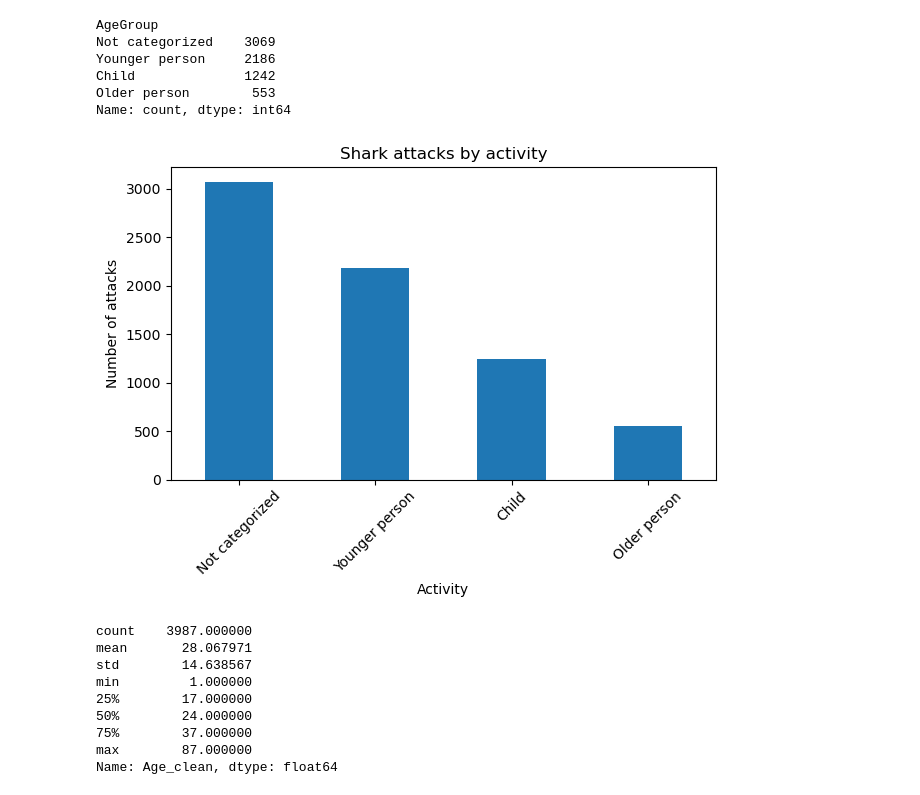
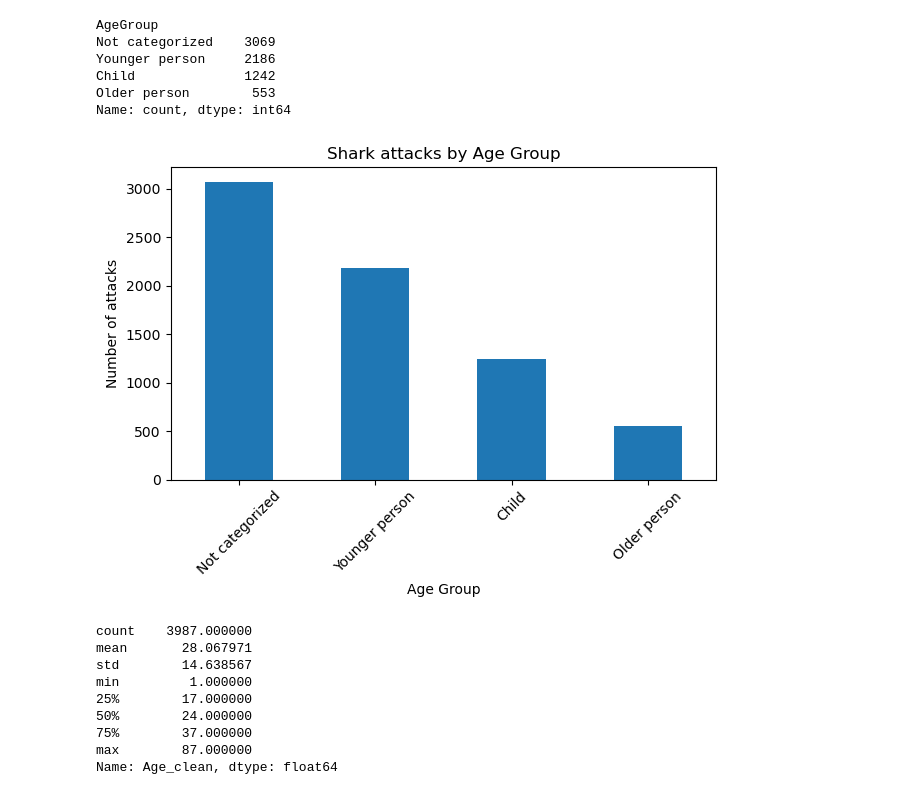
Before and after one commit to Zeineb-November25/baby_shark, a Jupyter notebook: merged_shark.ipynb, the cells around one changed output. Drawn from its saved outputs; the diff is of its cells as text; code cells hidden in the pictures.

Commit message:
Add graphical chart

```diff
--- a/merged_shark.ipynb
+++ b/merged_shark.ipynb
@@ -670,13 +656,14 @@ Older person        553
 Name: count, dtype: int64
 # %%
 # plot for shark attacks per age group
+import matplotlib.pyplot as plt
 merged_df["AgeGroup"].value_counts().plot(kind="bar", rot=45)
-plt.xlabel("Activity")
+plt.xlabel("Age Group")
 plt.ylabel("Number of attacks")
-plt.title("Shark attacks by activity")
+plt.title("Shark attacks by Age Group")
 plt.tight_layout()
 # %% [output]
-[figure, old version]
+[figure, new version]
 # %%
 # descriptive statistics on attacks per age
 merged_df["Age_clean"].describe()
```
Also changed, not shown: parts of 14 cells of this notebook.
